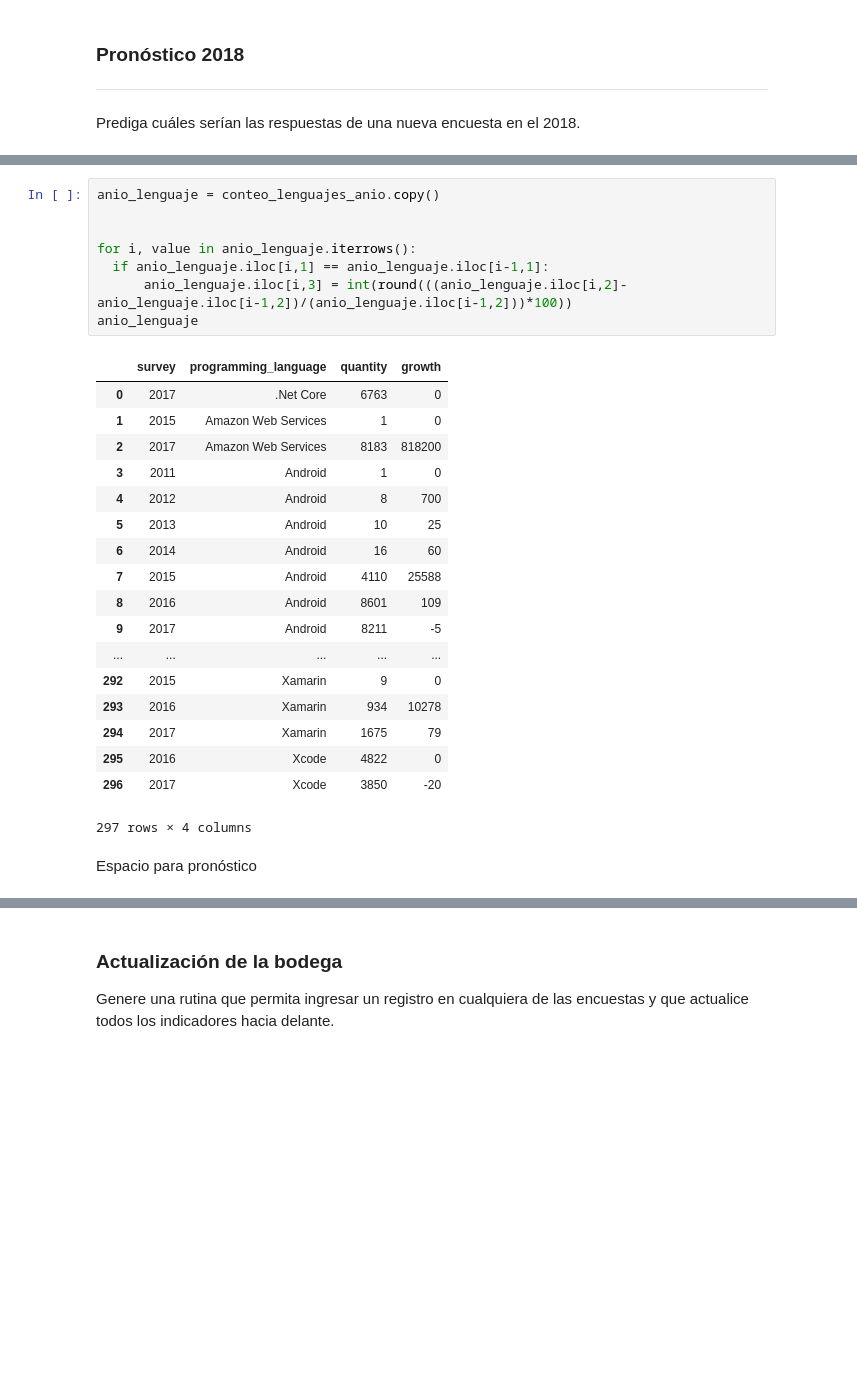
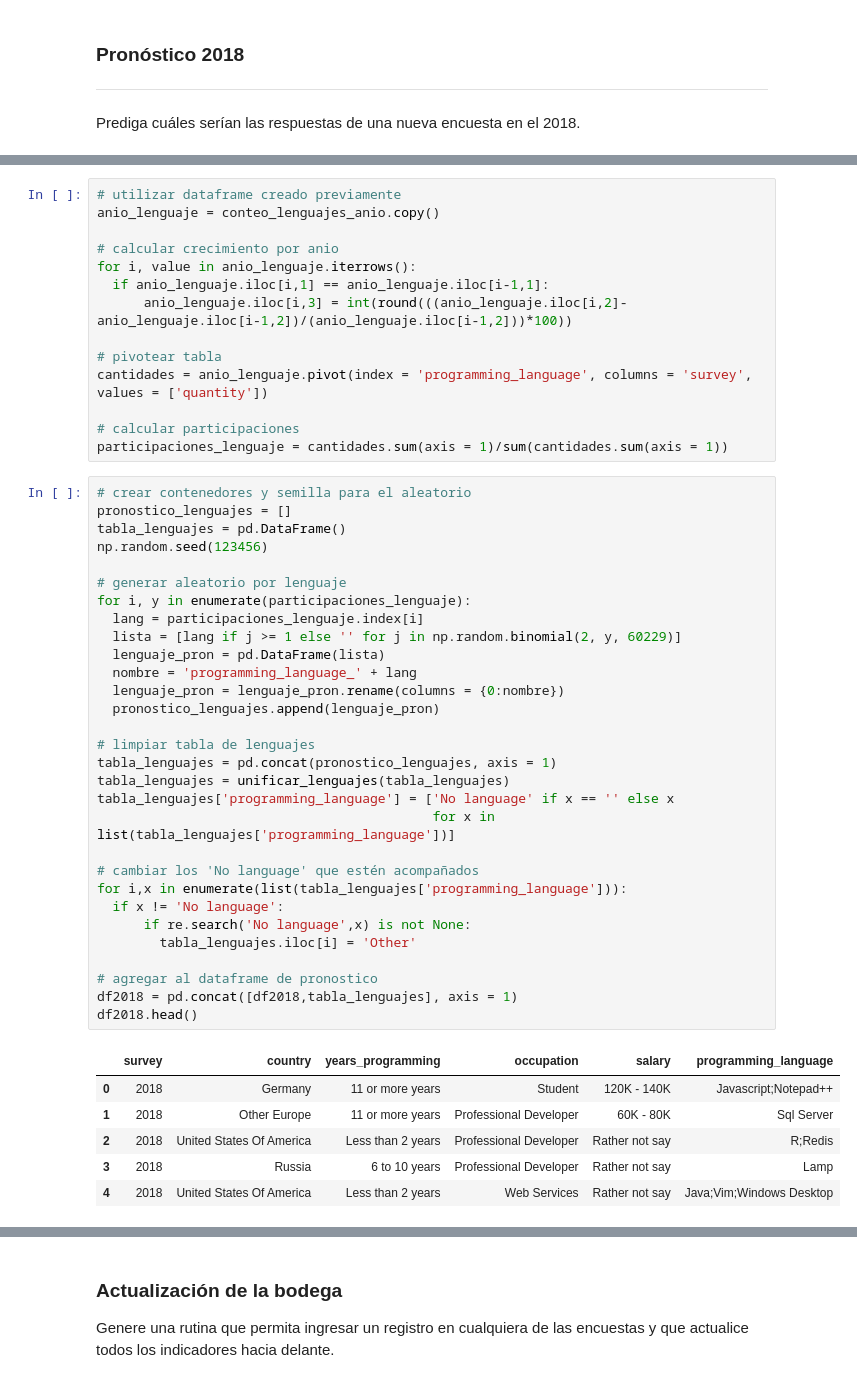
Before and after one commit to Juapatral/encuestas-stack-overflow, a Jupyter notebook: trabajo_final_sbdm_20191.ipynb, the cells around one changed output, grey strips where cells are left out. Cells and saved outputs as stored; diff of their text form; blank space fills up the shorter version.

```diff
--- a/trabajo_final_sbdm_20191.ipynb
+++ b/trabajo_final_sbdm_20191.ipynb
@@ -1663,29 +2128,51 @@ anio_lenguaje
 # %%
+# utilizar dataframe creado previamente
 anio_lenguaje = conteo_lenguajes_anio.copy()
 
-
+# calcular crecimiento por anio
 for i, value in anio_lenguaje.iterrows():
   if anio_lenguaje.iloc[i,1] == anio_lenguaje.iloc[i-1,1]:
       anio_lenguaje.iloc[i,3] = int(round(((anio_lenguaje.iloc[i,2]-anio_lenguaje.iloc[i-1,2])/(anio_lenguaje.iloc[i-1,2]))*100))
-anio_lenguaje
+
+# pivotear tabla
+cantidades = anio_lenguaje.pivot(index = 'programming_language', columns = 'survey', values = ['quantity'])
+
+# calcular participaciones
+participaciones_lenguaje = cantidades.sum(axis = 1)/sum(cantidades.sum(axis = 1))
-# %% [output]
-|  | survey | programming_language | quantity | growth |
-| 0 | 2017 | .Net Core | 6763 | 0 |
-| 1 | 2015 | Amazon Web Services | 1 | 0 |
-| 2 | 2017 | Amazon Web Services | 8183 | 818200 |
-| 3 | 2011 | Android | 1 | 0 |
-| 4 | 2012 | Android | 8 | 700 |
-| 5 | 2013 | Android | 10 | 25 |
-| 6 | 2014 | Android | 16 | 60 |
-| 7 | 2015 | Android | 4110 | 25588 |
-| 8 | 2016 | Android | 8601 | 109 |
-| 9 | 2017 | Android | 8211 | -5 |
-| ... | ... | ... | ... | ... |
-| 292 | 2015 | Xamarin | 9 | 0 |
-| 293 | 2016 | Xamarin | 934 | 10278 |
-| 294 | 2017 | Xamarin | 1675 | 79 |
-| 295 | 2016 | Xcode | 4822 | 0 |
-| 296 | 2017 | Xcode | 3850 | -20 |
-297 rows × 4 columns
-# %% [markdown]
-Espacio para pronóstico
+# %%
+# crear contenedores y semilla para el aleatorio
+pronostico_lenguajes = []
+tabla_lenguajes = pd.DataFrame()
+np.random.seed(123456)
+
+# generar aleatorio por lenguaje
+for i, y in enumerate(participaciones_lenguaje):
+  lang = participaciones_lenguaje.index[i]
+  lista = [lang if j >= 1 else '' for j in np.random.binomial(2, y, 60229)]
+  lenguaje_pron = pd.DataFrame(lista)
+  nombre = 'programming_language_' + lang
+  lenguaje_pron = lenguaje_pron.rename(columns = {0:nombre})
+  pronostico_lenguajes.append(lenguaje_pron)
+
+# limpiar tabla de lenguajes
+tabla_lenguajes = pd.concat(pronostico_lenguajes, axis = 1)
+tabla_lenguajes = unificar_lenguajes(tabla_lenguajes)
+tabla_lenguajes['programming_language'] = ['No language' if x == '' else x
+                                           for x in list(tabla_lenguajes['programming_language'])]
+
+# cambiar los 'No language' que estén acompañados
+for i,x in enumerate(list(tabla_lenguajes['programming_language'])):
+  if x != 'No language':
+      if re.search('No language',x) is not None:
+        tabla_lenguajes.iloc[i] = 'Other'
+
+# agregar al dataframe de pronostico
+df2018 = pd.concat([df2018,tabla_lenguajes], axis = 1)
+df2018.head()
+# %% [output]
+|  | survey | country | years_programming | occupation | salary | programming_language |
+| 0 | 2018 | Germany | 11 or more years | Student | 120K - 140K | Javascript;Notepad++ |
+| 1 | 2018 | Other Europe | 11 or more years | Professional Developer | 60K - 80K | Sql Server |
+| 2 | 2018 | United States Of America | Less than 2 years | Professional Developer | Rather not say | R;Redis |
+| 3 | 2018 | Russia | 6 to 10 years | Professional Developer | Rather not say | Lamp |
+| 4 | 2018 | United States Of America | Less than 2 years | Web Services | Rather not say | Java;Vim;Windows Desktop |
```
Also changed, not shown: parts of 30 cells of this notebook.
